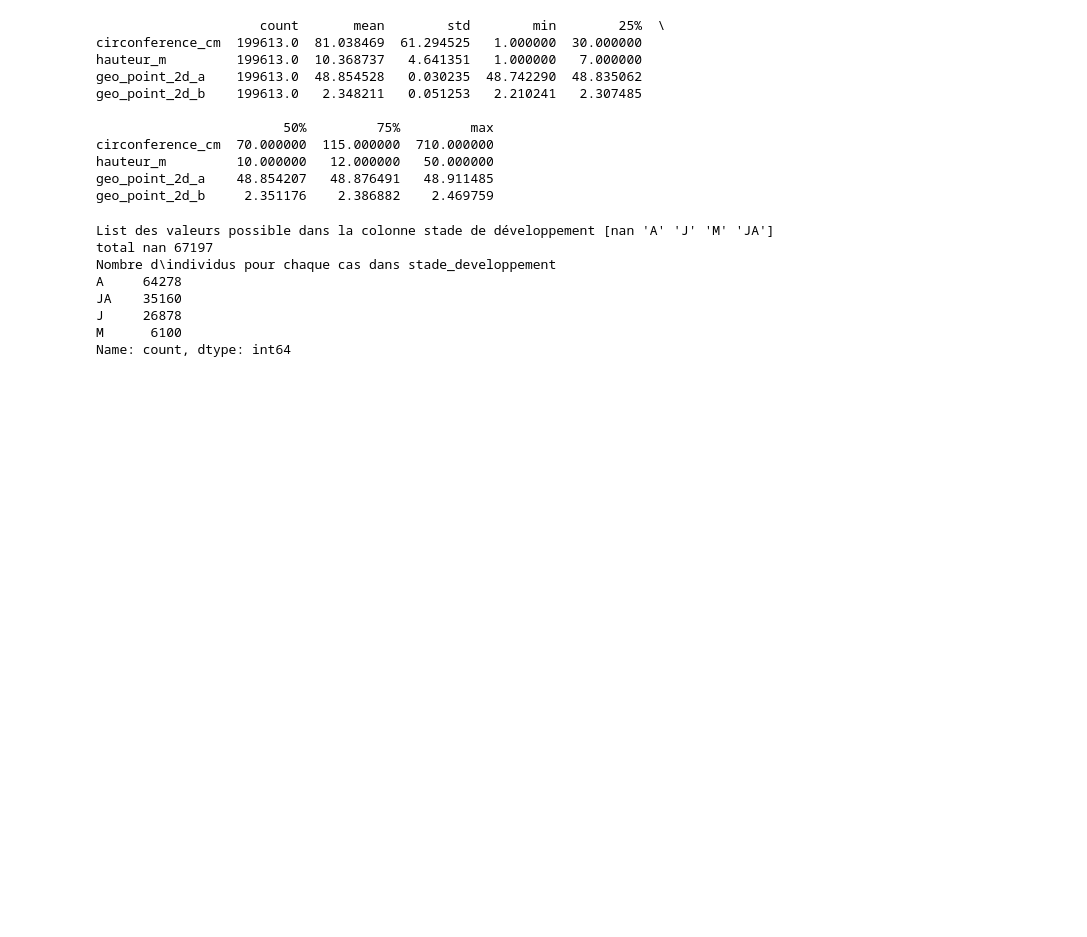
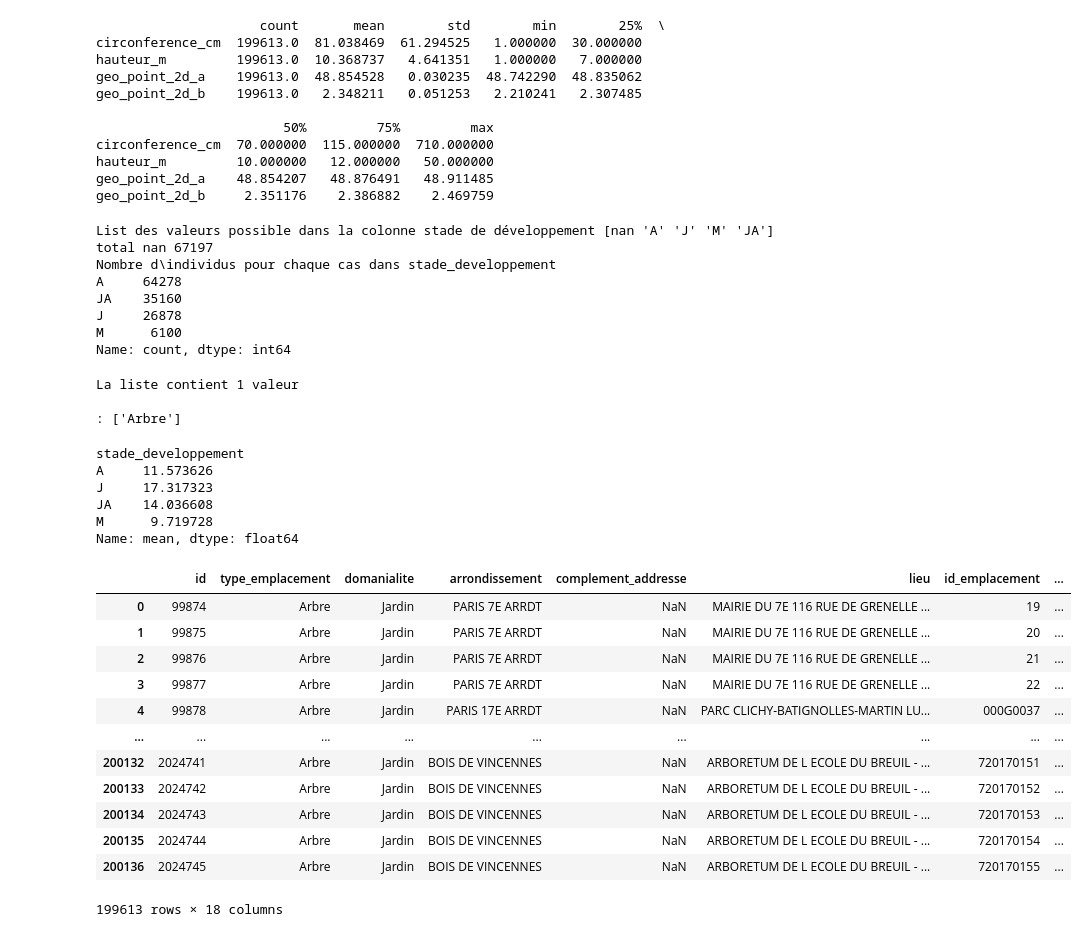
Before and after one commit to Belin27000/P2SmartCity, a Jupyter notebook: P2Tree.ipynb, the cells around one changed output. Cells and saved outputs as stored; diff of their text form; code cells hidden in the pictures; blank space fills up the shorter version.

Commit message:
[FEAT] Add stade developpement
Calcul du ratio moyen H/D puis assignement du stade de developpement en fonction de ce ratio moyen

```diff
--- a/P2Tree.ipynb
+++ b/P2Tree.ipynb
@@ -230,3 +236,69 @@ JA    35160
 J     26878
 M      6100
 Name: count, dtype: int64
+# %%
+# Pour nous aider dans notre approche, on s'assure de n'avoir que des arbres dans notre dataset
+nombre_valeur_type_emplacement = data['type_emplacement']
+print(f'La liste contient {nombre_valeur_type_emplacement.nunique()} valeur')
+print(f'\n: {nombre_valeur_type_emplacement.unique()}')
+# %% [output]
+La liste contient 1 valeur
+
+: ['Arbre']
+# %%
+# Maintenant que l'on a 100% des valeurs hauteur_m et circonference_m dans notre dataSet
+# On veut compléter la colonne stade de développement pour chaque arbres de notre dataSet
+# Une approche simple consiste a determnier le ratio H/D pour chaque individus puis on définit le ratio moyen pour chaque stade_developpemt
+data['ratio_H_D'] = ((data['hauteur_m']*100)/(data['circonference_cm'])).round(2)
+data_filtered = data.dropna(subset=['stade_developpement'])
+stats = data_filtered.groupby('stade_developpement').agg({
+    'hauteur_m': ['max', 'min', 'mean'],
+   'circonference_cm': ['max', 'min', 'mean'],
+  'ratio_H_D': ['max', 'min', 'mean']
+}).reset_index()
+print(stats)
+# %%
+# on constate une coherence. Plus notre arbre est jeune plus le ratio H/D est grand.
+# Cela est due à la pousse des arbres qui dans un premier temps grandissent plus qu'il ne grossisse
+# On extrait les ratio poyen de chaque stade de developpement
+
+mean_ratios = stats.set_index('stade_developpement')['ratio_H_D']['mean']
+print(mean_ratios)
+# %% [output]
+stade_developpement
+A     11.573626
+J     17.317323
+JA    14.036608
+M      9.719728
+Name: mean, dtype: float64
+# %%
+def impute_stade_developppement(row,mean_ratios):
+    if pd.isna(row['stade_developpement']):
+        if row['ratio_H_D']<=mean_ratios['M']:
+            return 'M'
+        elif row['ratio_H_D']<=mean_ratios['A']:
+            return 'A'
+        elif row['ratio_H_D']<= mean_ratios['JA']:
+            return 'JA'
+        else:
+            return 'J'
+    else:
+        return row['stade_developpement']
+# %%
+data_copy = data.copy()
+data_copy['stade_developpement'] = data.apply(impute_stade_developppement, axis =1, mean_ratios = mean_ratios)
+data_copy
+# %% [output]
+|  | id | type_emplacement | domanialite | arrondissement | complement_addresse | lieu | id_emplacement | ... |
+| 0 | 99874 | Arbre | Jardin | PARIS 7E ARRDT | NaN | MAIRIE DU 7E 116 RUE DE GRENELLE ... | 19 | ... |
+| 1 | 99875 | Arbre | Jardin | PARIS 7E ARRDT | NaN | MAIRIE DU 7E 116 RUE DE GRENELLE ... | 20 | ... |
+| 2 | 99876 | Arbre | Jardin | PARIS 7E ARRDT | NaN | MAIRIE DU 7E 116 RUE DE GRENELLE ... | 21 | ... |
+| 3 | 99877 | Arbre | Jardin | PARIS 7E ARRDT | NaN | MAIRIE DU 7E 116 RUE DE GRENELLE ... | 22 | ... |
+| 4 | 99878 | Arbre | Jardin | PARIS 17E ARRDT | NaN | PARC CLICHY-BATIGNOLLES-MARTIN LU... | 000G0037 | ... |
+| ... | ... | ... | ... | ... | ... | ... | ... | ... |
+| 200132 | 2024741 | Arbre | Jardin | BOIS DE VINCENNES | NaN | ARBORETUM DE L ECOLE DU BREUIL - ... | 720170151 | ... |
+| 200133 | 2024742 | Arbre | Jardin | BOIS DE VINCENNES | NaN | ARBORETUM DE L ECOLE DU BREUIL - ... | 720170152 | ... |
+| 200134 | 2024743 | Arbre | Jardin | BOIS DE VINCENNES | NaN | ARBORETUM DE L ECOLE DU BREUIL - ... | 720170153 | ... |
+| 200135 | 2024744 | Arbre | Jardin | BOIS DE VINCENNES | NaN | ARBORETUM DE L ECOLE DU BREUIL - ... | 720170154 | ... |
+| 200136 | 2024745 | Arbre | Jardin | BOIS DE VINCENNES | NaN | ARBORETUM DE L ECOLE DU BREUIL - ... | 720170155 | ... |
+199613 rows × 18 columns
```
Also changed, not shown: parts of 20 cells of this notebook.
